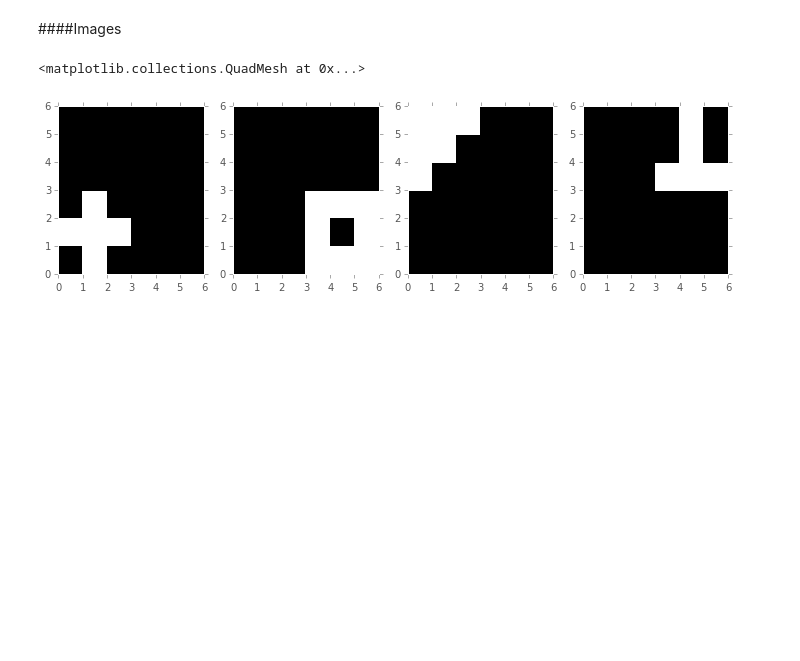
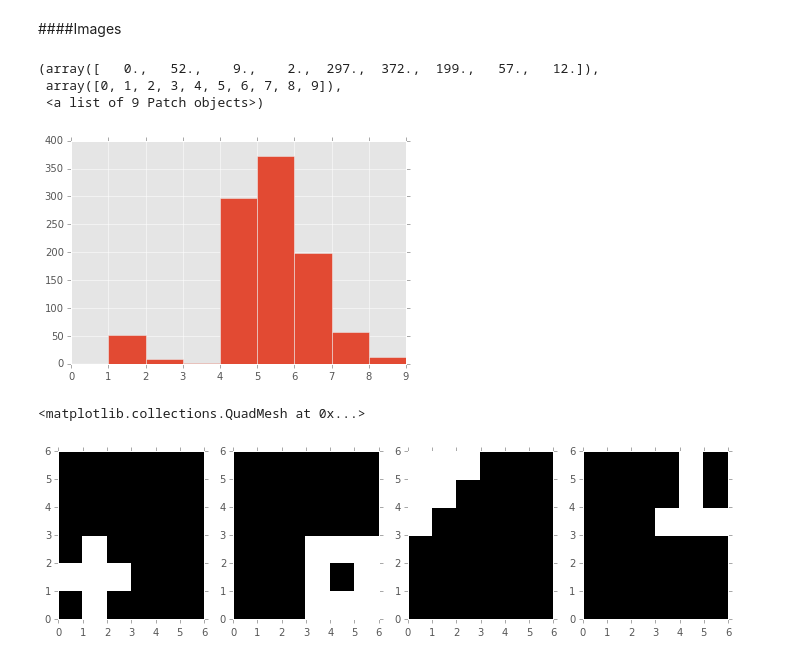
Before and after one commit to Beceelaine/STA663-FinalProject, a Jupyter notebook: FinalProject.ipynb, the cells around one changed output. Cells and saved outputs as stored; diff of their text form; code cells hidden in the pictures; blank space fills up the shorter version.

```diff
--- a/FinalProject.ipynb
+++ b/FinalProject.ipynb
@@ -372,0 +385,16 @@ total=t1-t0
+# %%
+from __future__ import division
+np.random.seed(1)
+
+E=1000 #change to 1000
+BURN_IN=0
+SAMPLE_SIZE=E-BURN_IN
+
+sigma_A=1.
+sigma_X=1.
+alpha=1.
+
+t0 = time.time()
+chain_Z, chain_K, chain_sigma_A, chain_sigma_X, chain_alpha, Z=sampler(X, E, BURN_IN, SAMPLE_SIZE, sigma_A, sigma_X, alpha, object_dim, num_objects)
+t1 = time.time()
+total=t1-t0
@@ -386,6 +440,13 @@ import matplotlib.cm as cm
 %matplotlib inline
 %precision 4
 plt.style.use('ggplot')
+# %%
+plt.hist(chain_K,bins=range(10))
+# %% [output]
+(array([   0.,   52.,    9.,    2.,  297.,  372.,  199.,   57.,   12.]),
+ array([0, 1, 2, 3, 4, 5, 6, 7, 8, 9]),
+ <a list of 9 Patch objects>)
+[figure, added]
 # %%
 plt.figure(num=None, figsize=(12,3), dpi=80, facecolor='w', edgecolor='k')
 plt.subplot(141)
```
Also changed, not shown: parts of 12 cells of this notebook, 6 other files.
